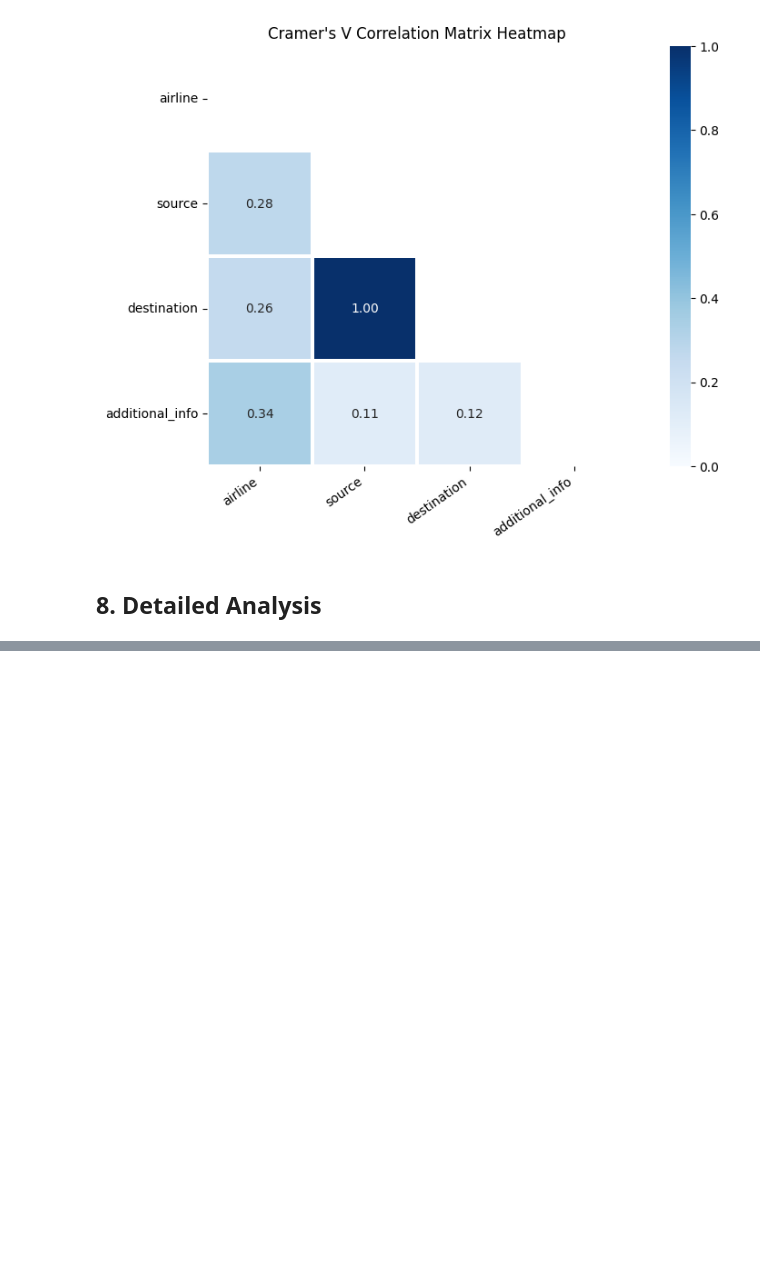
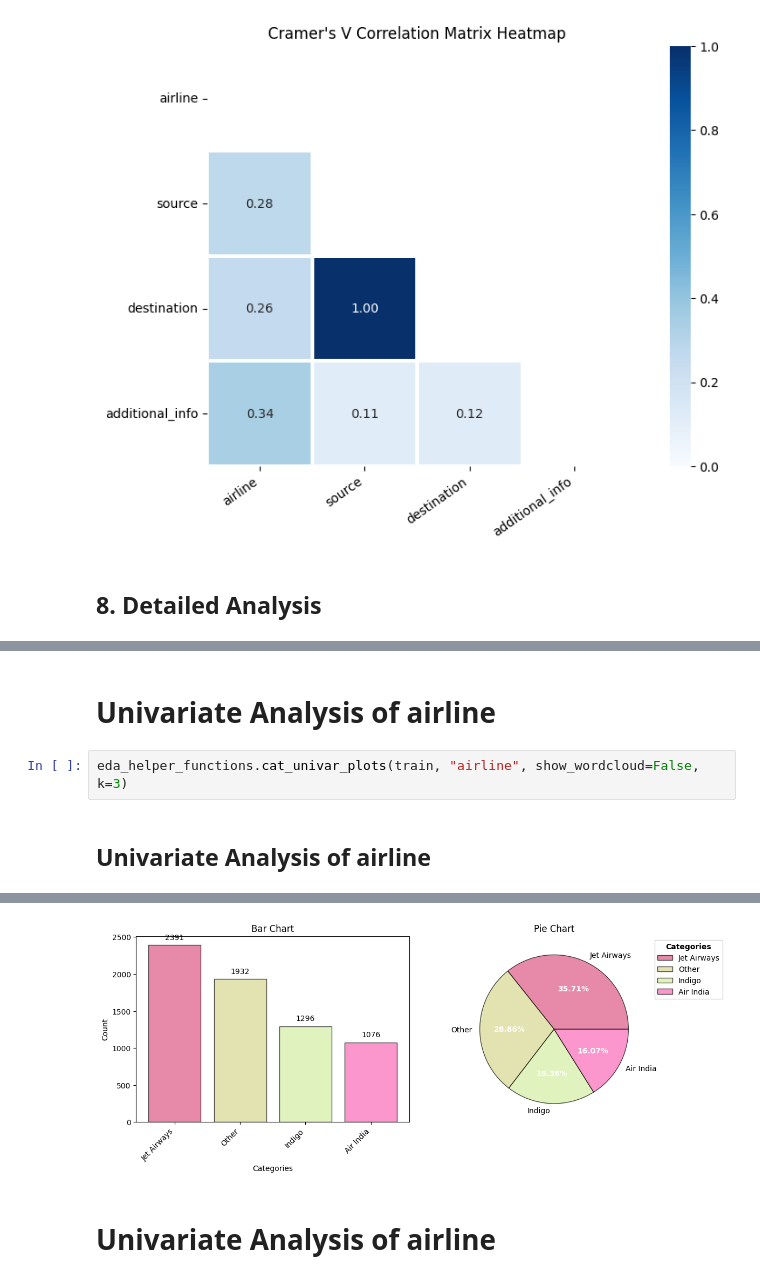
Before and after one commit to pm6327/Flight-Prediction, a Jupyter notebook: Notebooks/EDA.ipynb, the cells around one changed output, grey strips where cells are left out. Saved outputs shown, nothing was run; the diff lists cells and outputs as text; blank space fills up the shorter version.

```diff
--- a/Notebooks/EDA.ipynb
+++ b/Notebooks/EDA.ipynb
@@ -218,0 +288,6 @@ eda_helper_functions.cramersV_heatmap(train)
+# %% [markdown]
+# Univariate Analysis of airline
+# %%
+eda_helper_functions.cat_univar_plots(train, "airline", show_wordcloud=False, k=3)
+# %% [output]
+Univariate Analysis of airline
@@ -218,0 +295,3 @@ eda_helper_functions.cramersV_heatmap(train)
+[figure, added]
+# %% [markdown]
+# Univariate Analysis of airline
```
Also changed, not shown: parts of 8 cells of this notebook.
